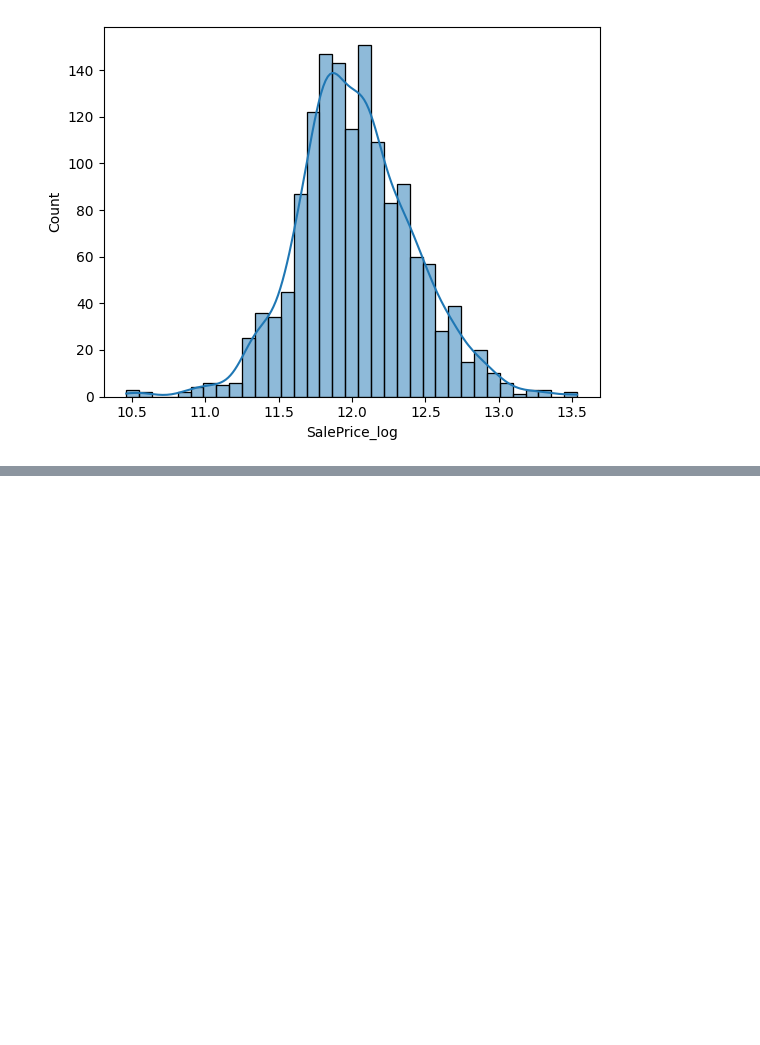
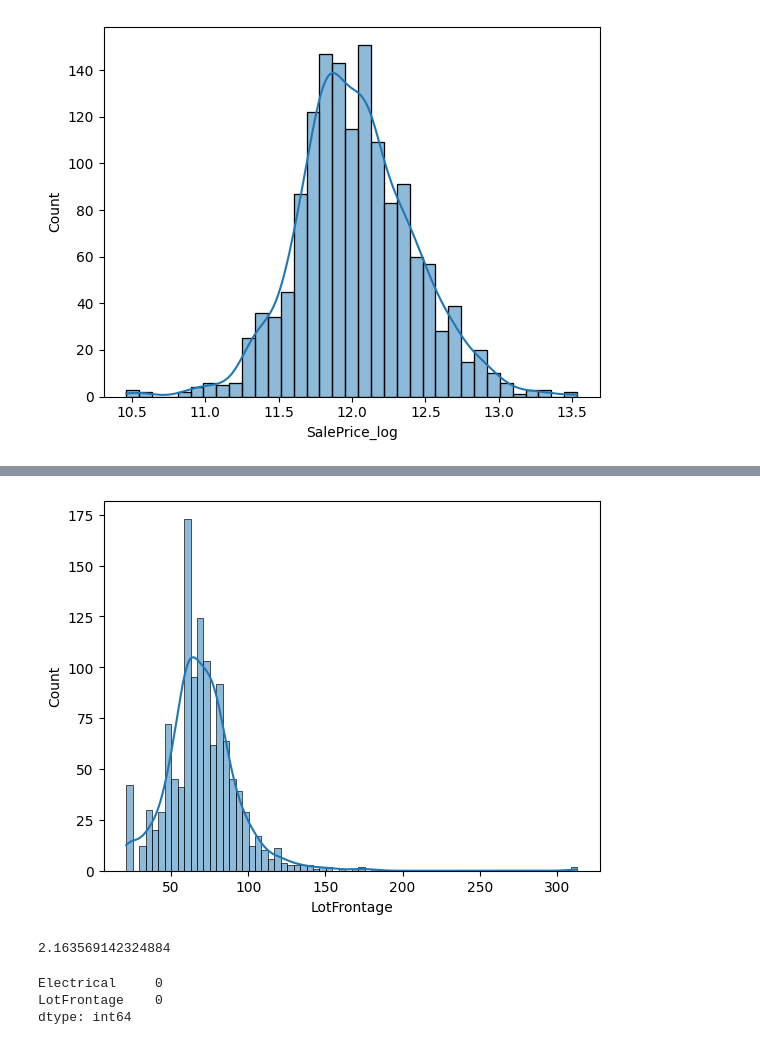
Before and after one commit to rifat-ml-dev/ml-engineer-journey, a Jupyter notebook: house_price_prediction/notebooks/data_understanding.ipynb, the cells around one changed output, grey strips where cells are left out. Drawn from its saved outputs; the diff is of its cells as text; code cells hidden in the pictures; blank space fills up the shorter version.

```diff
--- a/house_price_prediction/notebooks/data_understanding.ipynb
+++ b/house_price_prediction/notebooks/data_understanding.ipynb
@@ -53,0 +96,4 @@ sns.histplot(train['SalePrice_log'],kde=True)
+# %%
+train['Electrical'] = train['Electrical'].fillna(train['Electrical'].mode()[0])
+
+train['Electrical'].isnull().sum()
@@ -53,0 +114,17 @@ sns.histplot(train['SalePrice_log'],kde=True)
+# %%
+sns.histplot(train["LotFrontage"], kde=True)
+plt.show()
+# %% [output]
+[figure, added]
+# %%
+print(train['LotFrontage'].skew())
+# %% [output]
+2.163569142324884
+# %%
+train['LotFrontage'] = train['LotFrontage'].fillna(train['LotFrontage'].median())
+
+train[['Electrical','LotFrontage']].isnull().sum()
+# %% [output]
+Electrical     0
+LotFrontage    0
+dtype: int64
```
Also changed, not shown: parts of 5 cells of this notebook.
